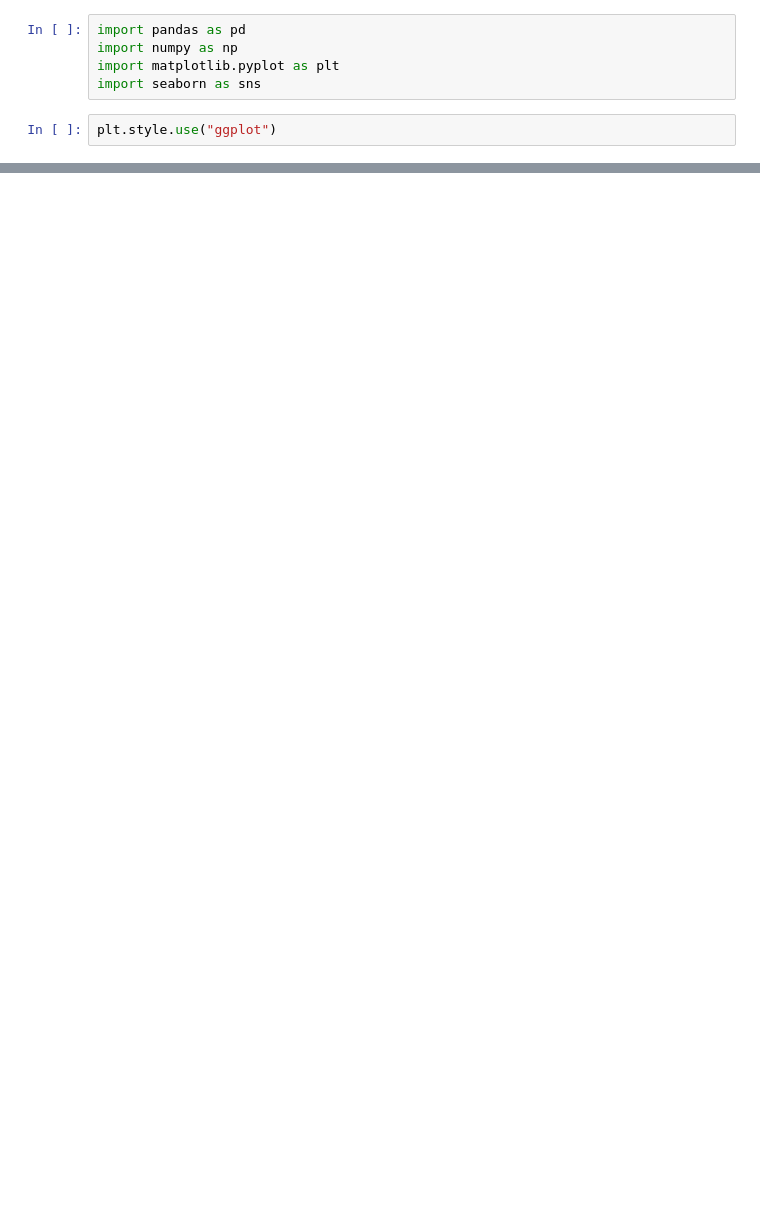
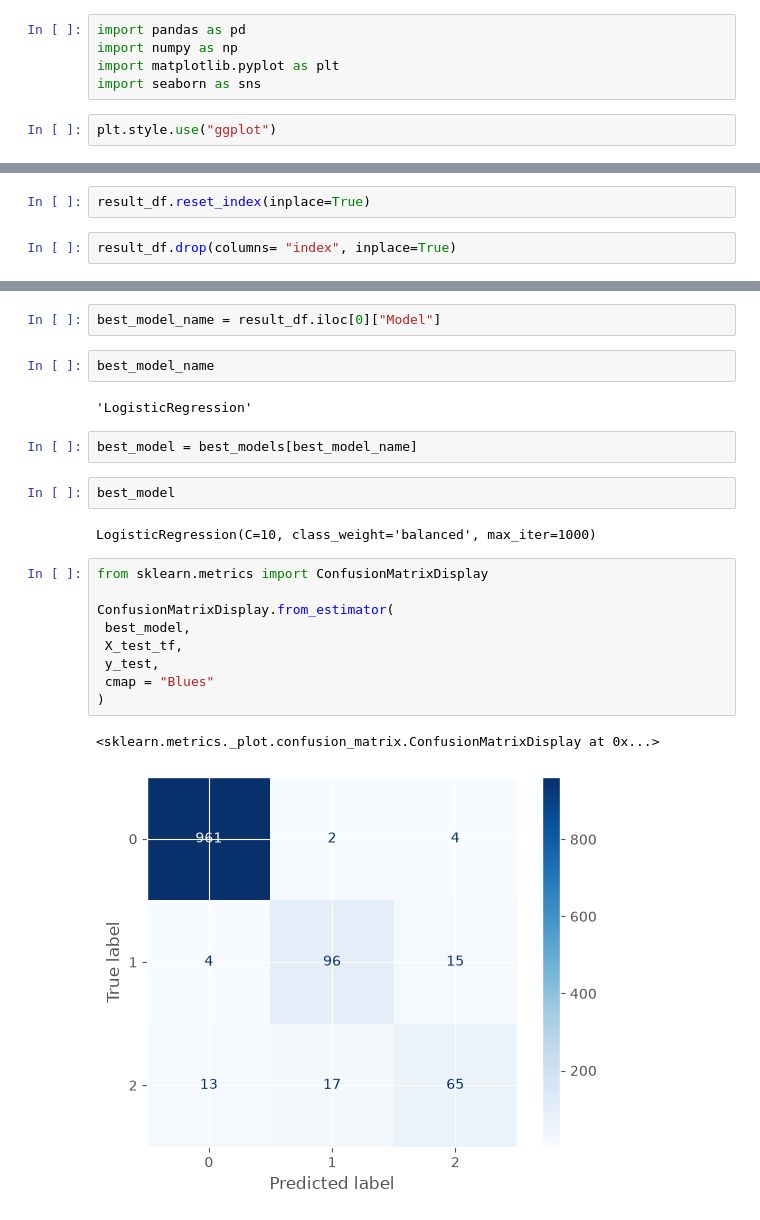
Before and after one commit to Priscilla27-someone/Scam_Detector_App, a Jupyter notebook: spam_detection.ipynb, the cells around one changed output, grey strips where cells are left out. Saved outputs shown, nothing was run; the diff lists cells and outputs as text; blank space fills up the shorter version.

```diff
--- a/spam_detection.ipynb
+++ b/spam_detection.ipynb
@@ -43,0 +313,4 @@ df
+# %%
+result_df.reset_index(inplace=True)
+# %%
+result_df.drop(columns= "index", inplace=True)
@@ -43,0 +328,24 @@ df
+# %%
+best_model_name = result_df.iloc[0]["Model"]
+# %%
+best_model_name
+# %% [output]
+'LogisticRegression'
+# %%
+best_model = best_models[best_model_name]
+# %%
+best_model
+# %% [output]
+LogisticRegression(C=10, class_weight='balanced', max_iter=1000)
+# %%
+from sklearn.metrics import ConfusionMatrixDisplay
+
+ConfusionMatrixDisplay.from_estimator(
+ best_model,
+ X_test_tf,
+ y_test,
+ cmap = "Blues"
+)
+# %% [output]
+<sklearn.metrics._plot.confusion_matrix.ConfusionMatrixDisplay at 0x...>
+[figure, added]
```
Also changed, not shown: parts of 32 cells of this notebook.
